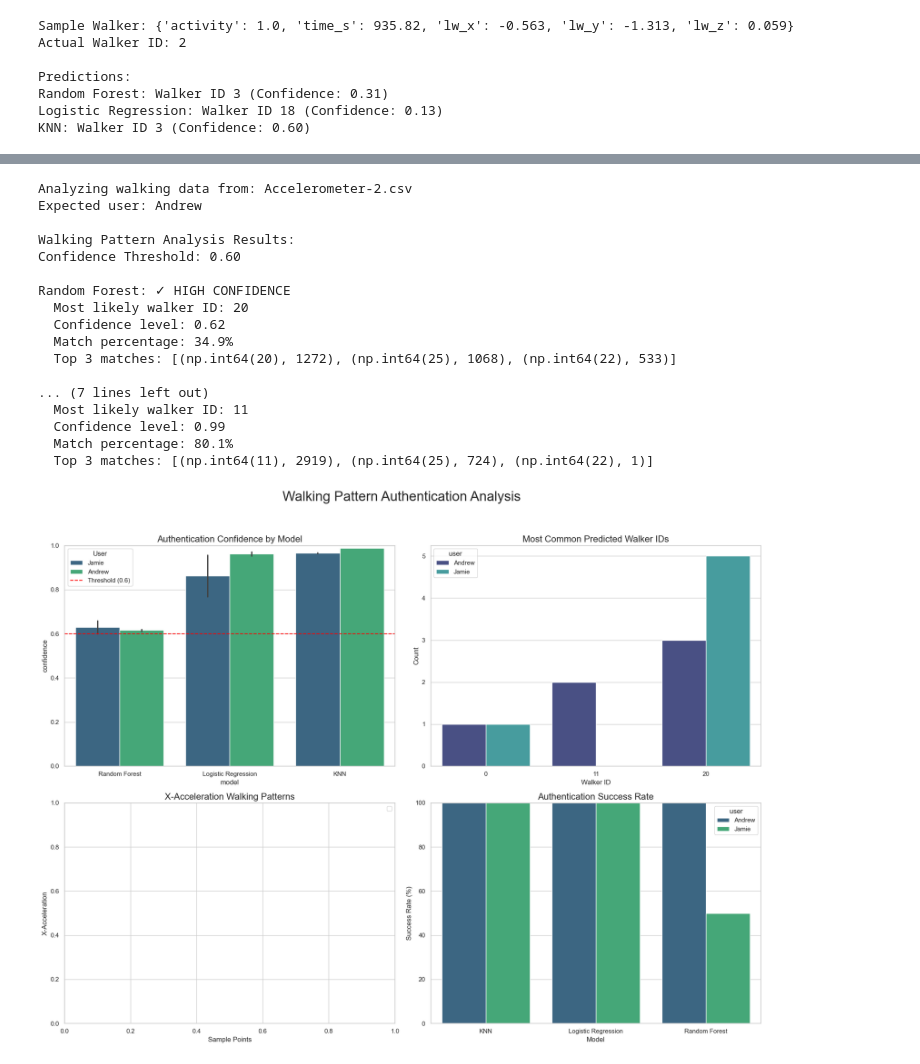
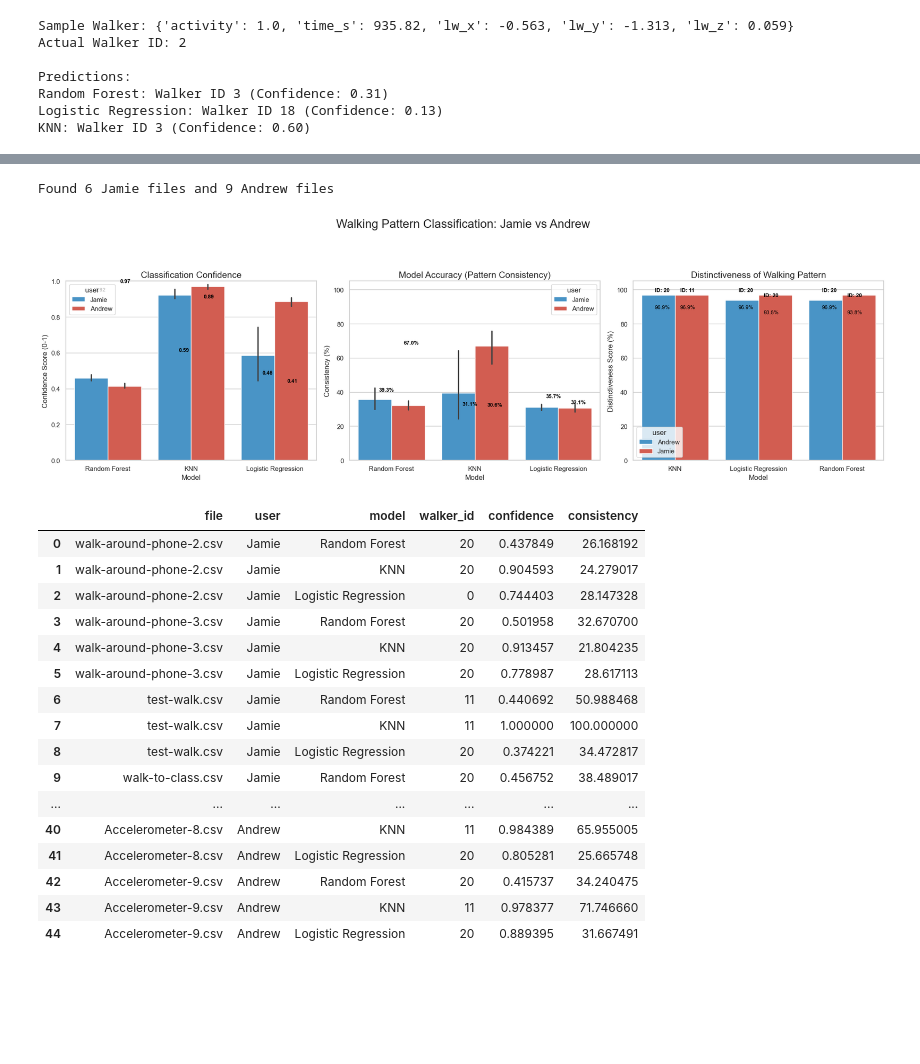
Before and after one commit to acolinhe/ThreeBlindMice, a Jupyter notebook: main.ipynb, the cells around one changed output, grey strips where cells are left out. Saved outputs shown, nothing was run; the diff lists cells and outputs as text; code cells hidden in the pictures; blank space fills up the shorter version.

Commit message:
Added updated plots -> makes more sense

```diff
--- a/main.ipynb
+++ b/main.ipynb
@@ -444,24 +274,4 @@ Random Forest: ✗ LOW CONFIDENCE
 # %%
 # Test Andrew's walking data
 andrew_files = glob.glob(os.path.join("data/andrew", "Accelerometer-*.csv"))
-if andrew_files:
-    test_walking_authentication(andrew_files[0], "Andrew")
-# %% [output]
-Analyzing walking data from: Accelerometer-2.csv
-Expected user: Andrew
-
-Walking Pattern Analysis Results:
-Confidence Threshold: 0.60
-
-Random Forest: ✓ HIGH CONFIDENCE
-  Most likely walker ID: 20
-  Confidence level: 0.62
-  Match percentage: 34.9%
-  Top 3 matches: [(np.int64(20), 1272), (np.int64(25), 1068), (np.int64(22), 533)]
-
-... (7 lines left out)
-  Most likely walker ID: 11
-  Confidence level: 0.99
-  Match percentage: 80.1%
-  Top 3 matches: [(np.int64(11), 2919), (np.int64(25), 724), (np.int64(22), 1)]
 # %%
@@ -615,4 +345,0 @@ def visualize_walking_authentication():
-# %%
-results_df = visualize_walking_authentication()
-# %% [output]
-[figure, removed]
@@ -618,0 +664,22 @@ results_df = visualize_walking_authentication()
+# %%
+visualize_jamie_andrew_classification()
+# %% [output]
+Found 6 Jamie files and 9 Andrew files
+[figure, added]
+|  | file | user | model | walker_id | confidence | consistency |
+| 0 | walk-around-phone-2.csv | Jamie | Random Forest | 20 | 0.437849 | 26.168192 |
+| 1 | walk-around-phone-2.csv | Jamie | KNN | 20 | 0.904593 | 24.279017 |
+| 2 | walk-around-phone-2.csv | Jamie | Logistic Regression | 0 | 0.744403 | 28.147328 |
+| 3 | walk-around-phone-3.csv | Jamie | Random Forest | 20 | 0.501958 | 32.670700 |
+| 4 | walk-around-phone-3.csv | Jamie | KNN | 20 | 0.913457 | 21.804235 |
+| 5 | walk-around-phone-3.csv | Jamie | Logistic Regression | 20 | 0.778987 | 28.617113 |
+| 6 | test-walk.csv | Jamie | Random Forest | 11 | 0.440692 | 50.988468 |
+| 7 | test-walk.csv | Jamie | KNN | 11 | 1.000000 | 100.000000 |
+| 8 | test-walk.csv | Jamie | Logistic Regression | 20 | 0.374221 | 34.472817 |
+| 9 | walk-to-class.csv | Jamie | Random Forest | 20 | 0.456752 | 38.489017 |
+| ... | ... | ... | ... | ... | ... | ... |
+| 40 | Accelerometer-8.csv | Andrew | KNN | 11 | 0.984389 | 65.955005 |
+| 41 | Accelerometer-8.csv | Andrew | Logistic Regression | 20 | 0.805281 | 25.665748 |
+| 42 | Accelerometer-9.csv | Andrew | Random Forest | 20 | 0.415737 | 34.240475 |
+| 43 | Accelerometer-9.csv | Andrew | KNN | 11 | 0.978377 | 71.746660 |
+| 44 | Accelerometer-9.csv | Andrew | Logistic Regression | 20 | 0.889395 | 31.667491 |
```
Also changed, not shown: parts of 10 cells of this notebook, 12 other files.
